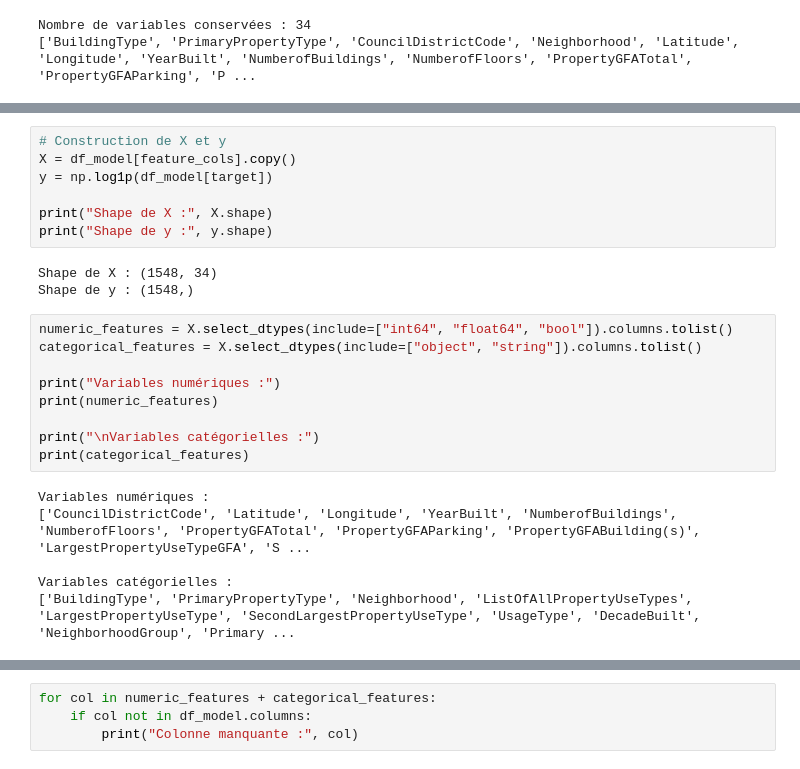
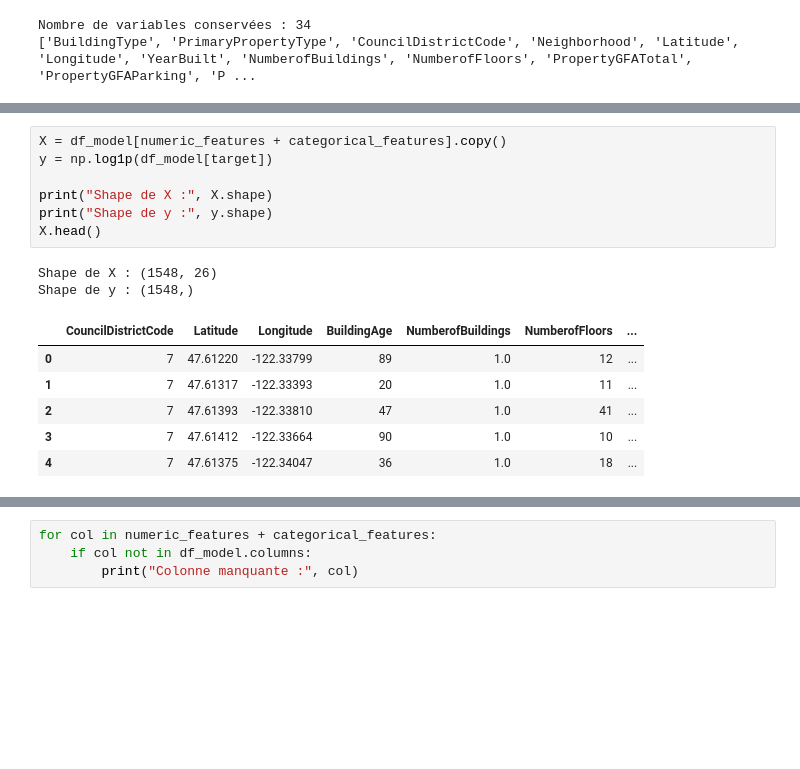
Before and after one commit to aaronsaintroch/seattle-energy-project, a Jupyter notebook: notebooks/P3_Seattle_Energy.ipynb, the cells around one changed output, grey strips where cells are left out. Saved outputs shown, nothing was run; the diff lists cells and outputs as text; blank space fills up the shorter version.

```diff
--- a/notebooks/P3_Seattle_Energy.ipynb
+++ b/notebooks/P3_Seattle_Energy.ipynb
@@ -637,25 +775,16 @@ Variables catégorielles :
 # %%
-# Construction de X et y
-X = df_model[feature_cols].copy()
+X = df_model[numeric_features + categorical_features].copy()
 y = np.log1p(df_model[target])
 
 print("Shape de X :", X.shape)
 print("Shape de y :", y.shape)
+X.head()
 # %% [output]
-Shape de X : (1548, 34)
+Shape de X : (1548, 26)
 Shape de y : (1548,)
+|  | CouncilDistrictCode | Latitude | Longitude | BuildingAge | NumberofBuildings | NumberofFloors | ... |
+| 0 | 7 | 47.61220 | -122.33799 | 89 | 1.0 | 12 | ... |
+| 1 | 7 | 47.61317 | -122.33393 | 20 | 1.0 | 11 | ... |
+| 2 | 7 | 47.61393 | -122.33810 | 47 | 1.0 | 41 | ... |
+| 3 | 7 | 47.61412 | -122.33664 | 90 | 1.0 | 10 | ... |
+| 4 | 7 | 47.61375 | -122.34047 | 36 | 1.0 | 18 | ... |
-# %%
-numeric_features = X.select_dtypes(include=["int64", "float64", "bool"]).columns.tolist()
-categorical_features = X.select_dtypes(include=["object", "string"]).columns.tolist()
-
-print("Variables numériques :")
-print(numeric_features)
-
-print("\nVariables catégorielles :")
-print(categorical_features)
-# %% [output]
-Variables numériques :
-['CouncilDistrictCode', 'Latitude', 'Longitude', 'YearBuilt', 'NumberofBuildings', 'NumberofFloors', 'PropertyGFATotal', 'PropertyGFAParking', 'PropertyGFABuilding(s)', 'LargestPropertyUseTypeGFA', 'S ...
-
-Variables catégorielles :
-['BuildingType', 'PrimaryPropertyType', 'Neighborhood', 'ListOfAllPropertyUseTypes', 'LargestPropertyUseType', 'SecondLargestPropertyUseType', 'UsageType', 'DecadeBuilt', 'NeighborhoodGroup', 'Primary ...
```
Also changed, not shown: parts of 47 cells of this notebook, 4 other files.
